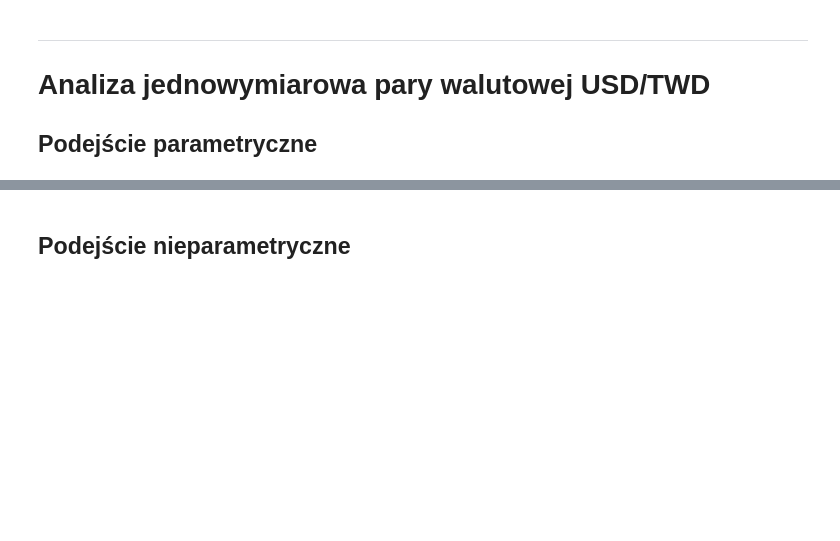
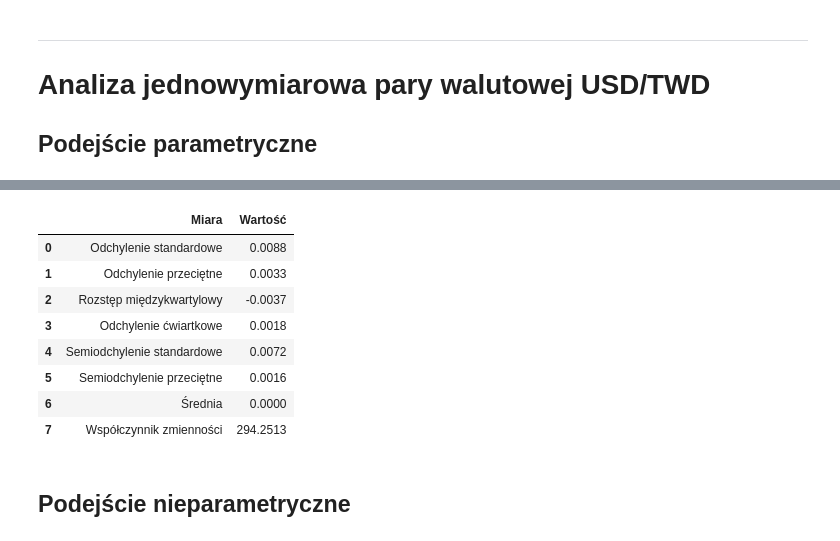
Before and after one commit to mathieuboro/nvidia_risk_management, a Jupyter notebook: kurs.ipynb, the cells around one changed output, grey strips where cells are left out. Cells and saved outputs as stored; diff of their text form; code cells hidden in the pictures; blank space fills up the shorter version.

Commit message:
Parametry - parametrycznie

```diff
--- a/kurs.ipynb
+++ b/kurs.ipynb
@@ -114,3 +116,37 @@ def t_student_tests(data):
+# %%
+def parametry(X):
+    '''funkcja zwraca tabele z wynikami'''
+    # główne parametry
+    mean = np.mean(X)
+    n = len(X)
+
+    # odchylenie standardow
+    std = np.std(X)
+    # odchylenie przeciętne
+    przec_std = np.sum(np.abs(X - mean)) / (n-1)
+
+    # rozstęp międzykwartylowy
+    q = np.quantile(X, [0.25, 0.75])
+    rozstep = q[0]-q[1]
+
+    # odchylenie ćwiartkowe
+    cwiartk = (q[1] - q[0]) / 2
+
+    # semiodchylenie standardowe
+    semi_std = np.sqrt(np.sum(X[X -mean>0] ** 2) / (n-1) )
+    # semidochylenie przeciętne
+    semi_przec = np.sum(np.abs(X[X -mean>0] - mean)) / (n-1)
+
+    # współczynnik zmienności
+    zmiennosc = std/mean
+
+    nazwy = ['Odchylenie standardowe', 'Odchylenie przeciętne', 'Rozstęp międzykwartylowy', 'Odchylenie ćwiartkowe',
+             'Semiodchylenie standardowe', 'Semiodchylenie przeciętne', 'Średnia', 'Współczynnik zmienności']
+    wartosci = [std, przec_std, rozstep, cwiartk, semi_std, semi_przec, mean, zmiennosc]
+    data = pd.DataFrame({'Miara':nazwy, 'Wartość':wartosci})
+    return data
+
+N = 100000
 # %% [markdown]
 # Kurs walut
 # %%
@@ -246,2 +283,15 @@ plt.show()
+# %%
+simulated_data = st.t.rvs(d_f, loc=loc, scale=sc, size=N)
+parametry(simulated_data)
+# %% [output]
+|  | Miara | Wartość |
+| 0 | Odchylenie standardowe | 0.0088 |
+| 1 | Odchylenie przeciętne | 0.0033 |
+| 2 | Rozstęp międzykwartylowy | -0.0037 |
+| 3 | Odchylenie ćwiartkowe | 0.0018 |
+| 4 | Semiodchylenie standardowe | 0.0072 |
+| 5 | Semiodchylenie przeciętne | 0.0016 |
+| 6 | Średnia | 0.0000 |
+| 7 | Współczynnik zmienności | 294.2513 |
 # %% [markdown]
 ## Podejście nieparametryczne
```
Also changed, not shown: parts of 13 cells of this notebook.
